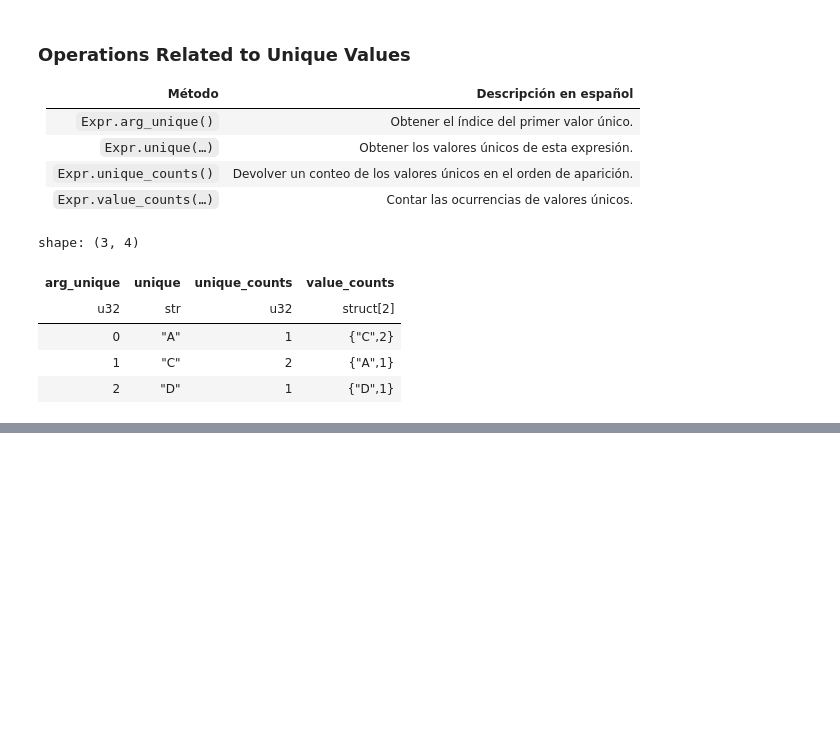
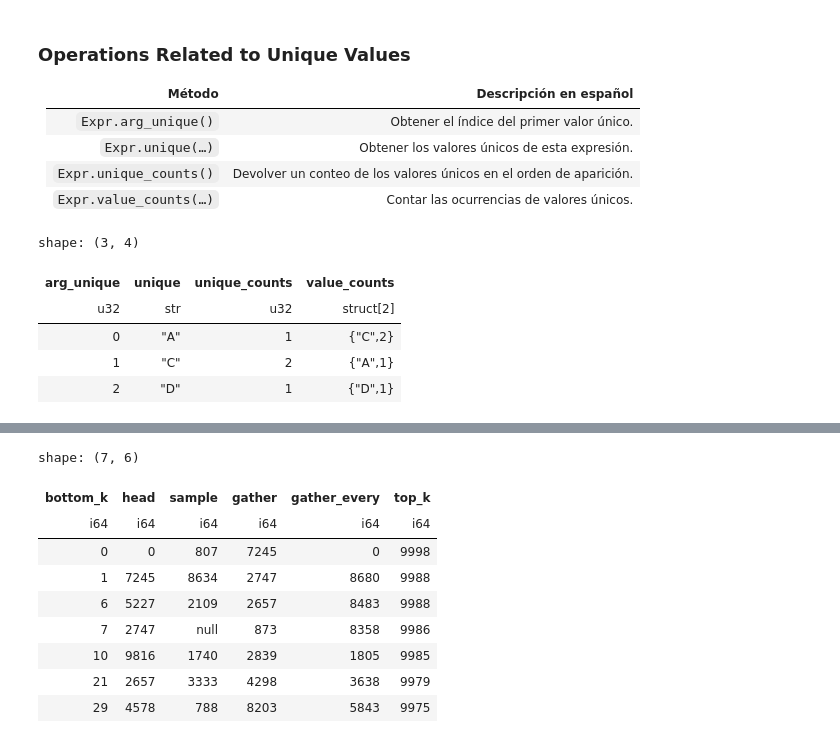
Before and after one commit to Sechi42/Polars, a Jupyter notebook: Chapter_8/Notebook_8.ipynb, the cells around one changed output, grey strips where cells are left out. Cells and saved outputs as stored; diff of their text form; code cells hidden in the pictures; blank space fills up the shorter version.

```diff
--- a/Chapter_8/Notebook_8.ipynb
+++ b/Chapter_8/Notebook_8.ipynb
@@ -748,0 +767,20 @@ shape: (3, 4)
+# %%
+df_ints.select(
+    bottom_k = pl.col("x").bottom_k(7),
+    head=pl.col("x").head(7),
+    sample=pl.col("x").slice(400, 7), # start at index 400, take 7 values
+    gather=pl.col("x").gather([1, 3, 5, 7, 9, 11, 13]),
+    gather_every=pl.col("x").gather_every(247),
+    top_k=pl.col("x").top_k(7),
+)
+# %% [output]
+shape: (7, 6)
+| bottom_k | head | sample | gather | gather_every | top_k |
+| i64 | i64 | i64 | i64 | i64 | i64 |
+| 0 | 0 | 807 | 7245 | 0 | 9998 |
+| 1 | 7245 | 8634 | 2747 | 8680 | 9988 |
+| 6 | 5227 | 2109 | 2657 | 8483 | 9988 |
+| 7 | 2747 | null | 873 | 8358 | 9986 |
+| 10 | 9816 | 1740 | 2839 | 1805 | 9985 |
+| 21 | 2657 | 3333 | 4298 | 3638 | 9979 |
+| 29 | 4578 | 788 | 8203 | 5843 | 9975 |
```
Also changed, not shown: parts of 15 cells of this notebook.
